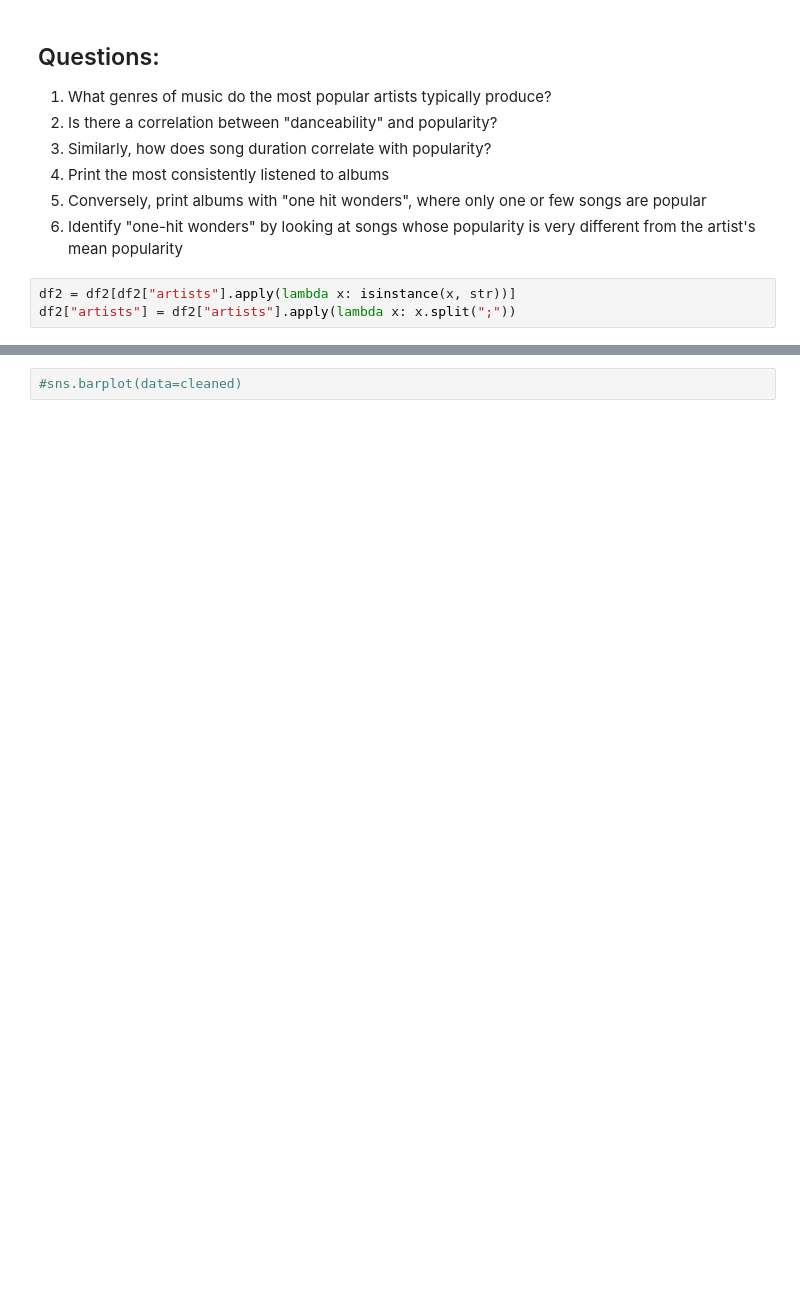
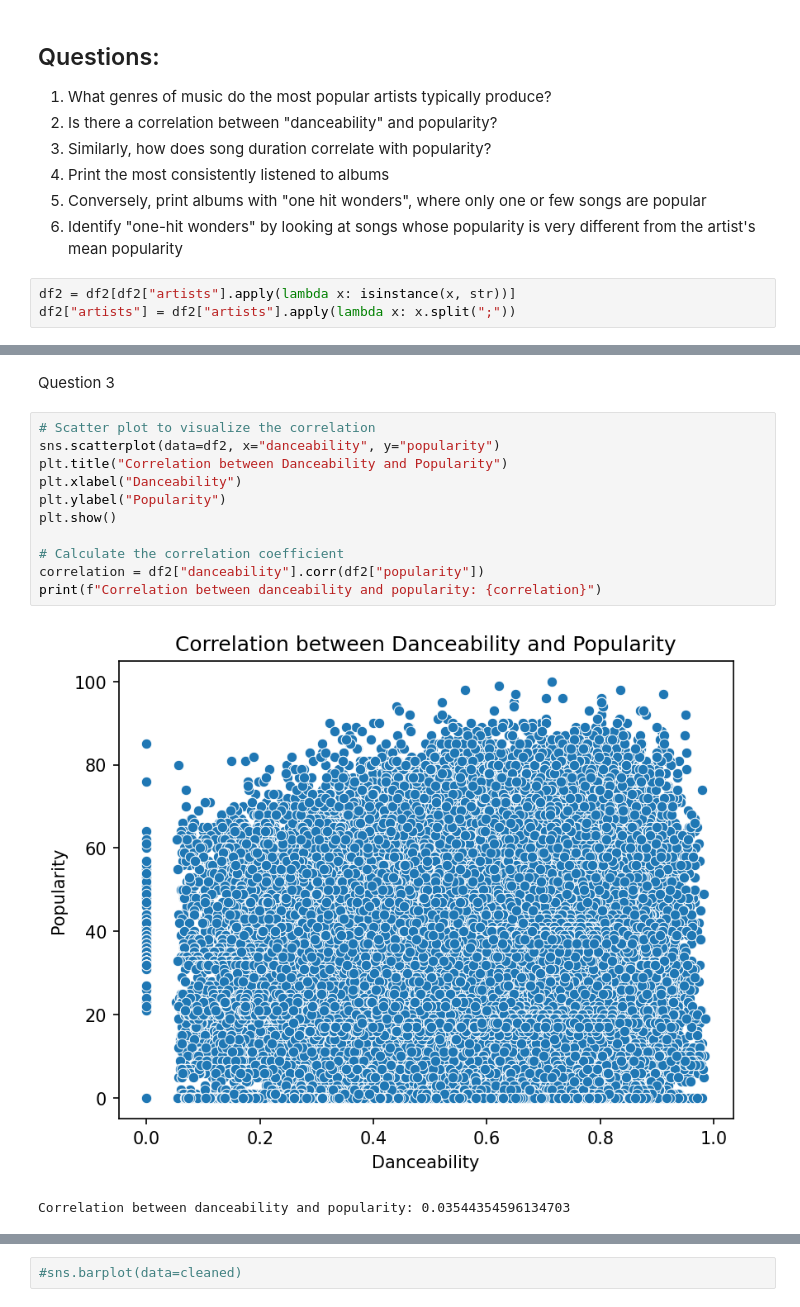
Before and after one commit to MirruK/pp-python-workshop, a Jupyter notebook: spotify.ipynb, the cells around one changed output, grey strips where cells are left out. Drawn from its saved outputs; the diff is of its cells as text; blank space fills up the shorter version.

```diff
--- a/spotify.ipynb
+++ b/spotify.ipynb
@@ -23,0 +96,16 @@ df2["artists"] = df2["artists"].apply(lambda x: x.split(";"))
+# %% [markdown]
+Question 3
+# %%
+# Scatter plot to visualize the correlation
+sns.scatterplot(data=df2, x="danceability", y="popularity")
+plt.title("Correlation between Danceability and Popularity")
+plt.xlabel("Danceability")
+plt.ylabel("Popularity")
+plt.show()
+
+# Calculate the correlation coefficient
+correlation = df2["danceability"].corr(df2["popularity"])
+print(f"Correlation between danceability and popularity: {correlation}")
+# %% [output]
+[figure, added]
+Correlation between danceability and popularity: 0.03544354596134703
```
Also changed, not shown: parts of 6 cells of this notebook, 16 other files.
